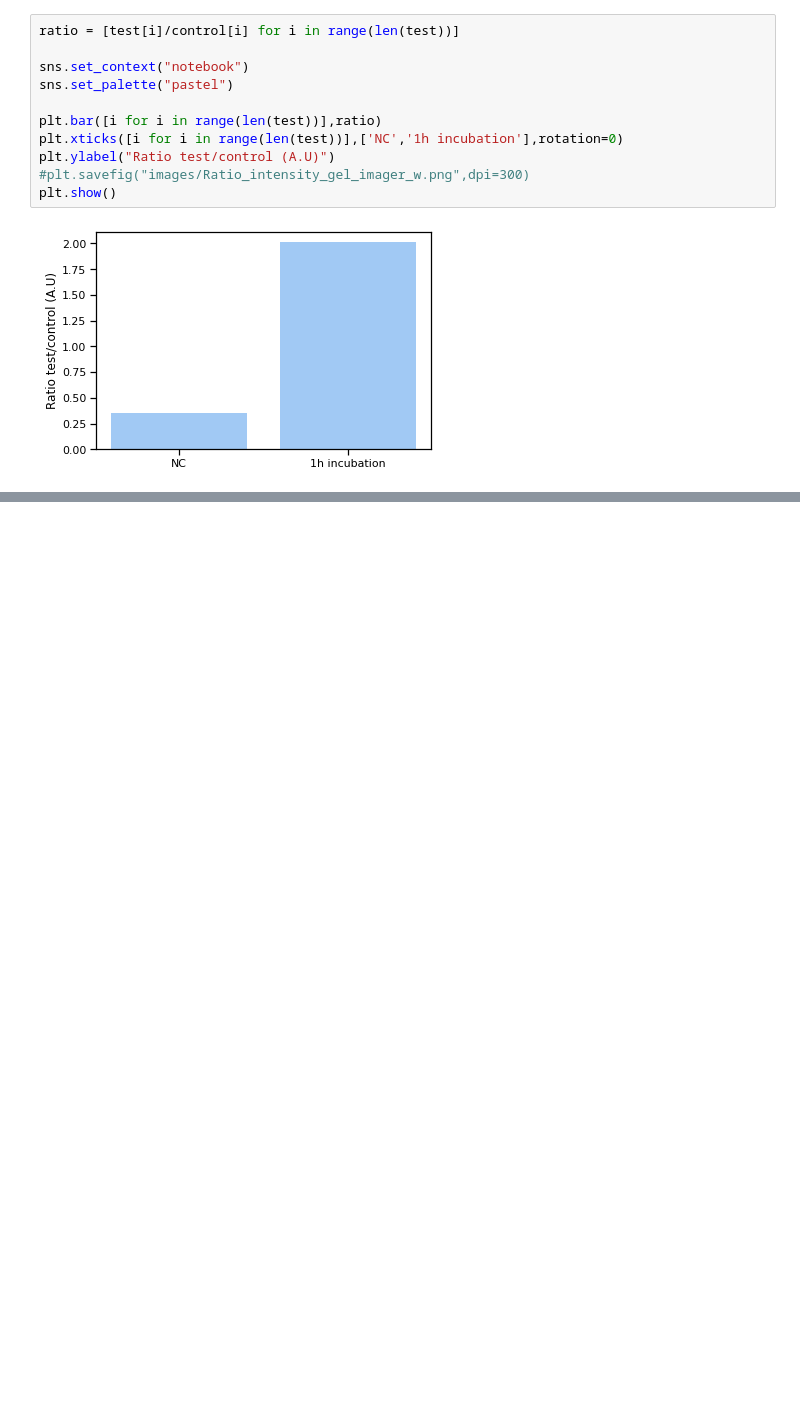
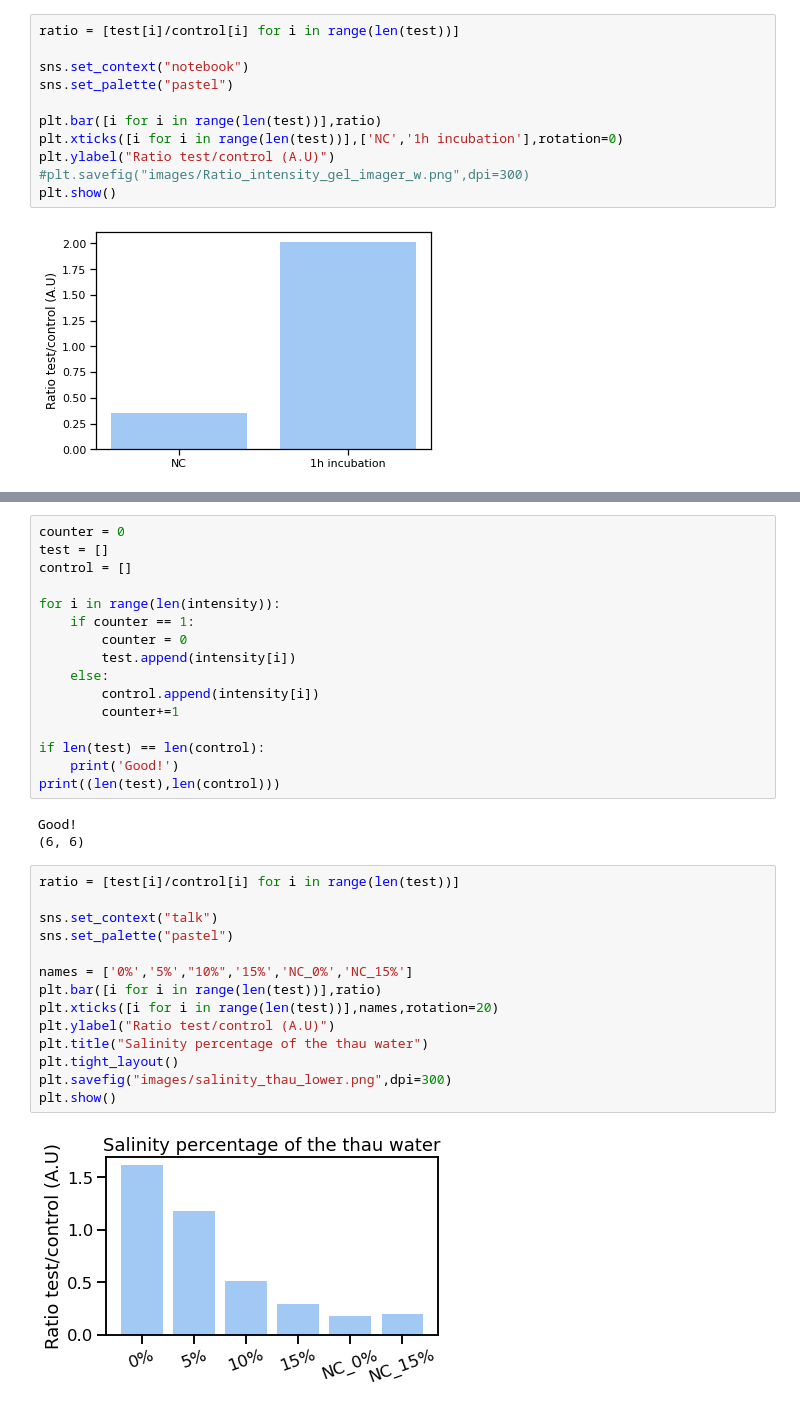
Before and after one commit to NessLfy/iGEM, a Jupyter notebook: quantification_paper_test.ipynb, the cells around one changed output, grey strips where cells are left out. Cells and saved outputs as stored; diff of their text form; blank space fills up the shorter version.

```diff
--- a/quantification_paper_test.ipynb
+++ b/quantification_paper_test.ipynb
@@ -264,0 +457,35 @@ plt.show()
+# %%
+counter = 0
+test = []
+control = []
+
+for i in range(len(intensity)):
+    if counter == 1:
+        counter = 0
+        test.append(intensity[i])
+    else:
+        control.append(intensity[i])
+        counter+=1
+
+if len(test) == len(control):
+    print('Good!')
+print((len(test),len(control)))
+# %% [output]
+Good!
+(6, 6)
+# %%
+ratio = [test[i]/control[i] for i in range(len(test))]
+
+sns.set_context("talk")
+sns.set_palette("pastel")
+
+names = ['0%','5%',"10%",'15%','NC_0%','NC_15%']
+plt.bar([i for i in range(len(test))],ratio)
+plt.xticks([i for i in range(len(test))],names,rotation=20)
+plt.ylabel("Ratio test/control (A.U)")
+plt.title("Salinity percentage of the thau water")
+plt.tight_layout()
+plt.savefig("images/salinity_thau_lower.png",dpi=300)
+plt.show()
+# %% [output]
+[figure, added]
```
Also changed, not shown: parts of 11 cells of this notebook, 30 other files.
